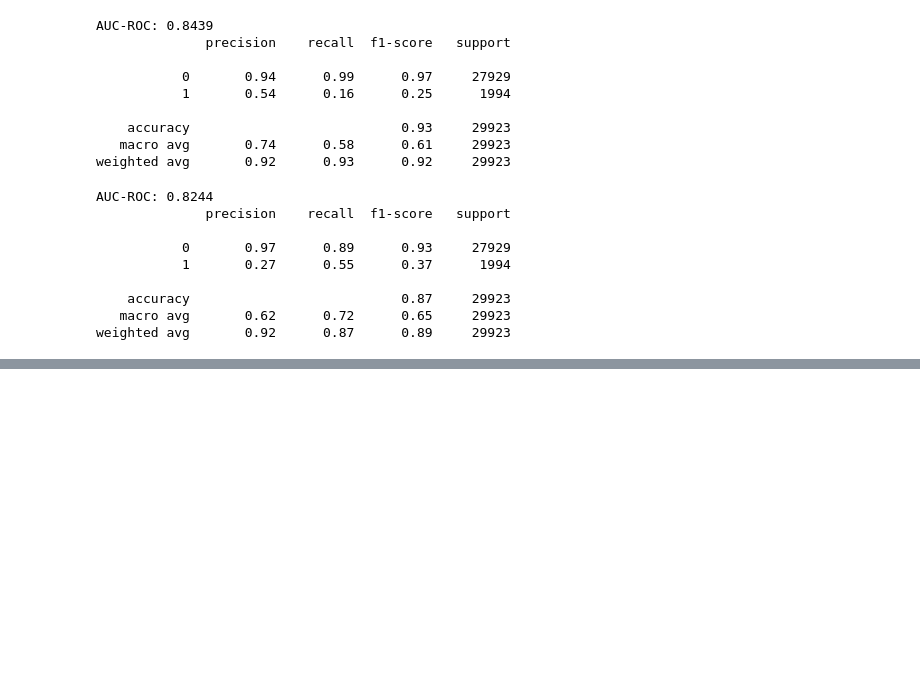
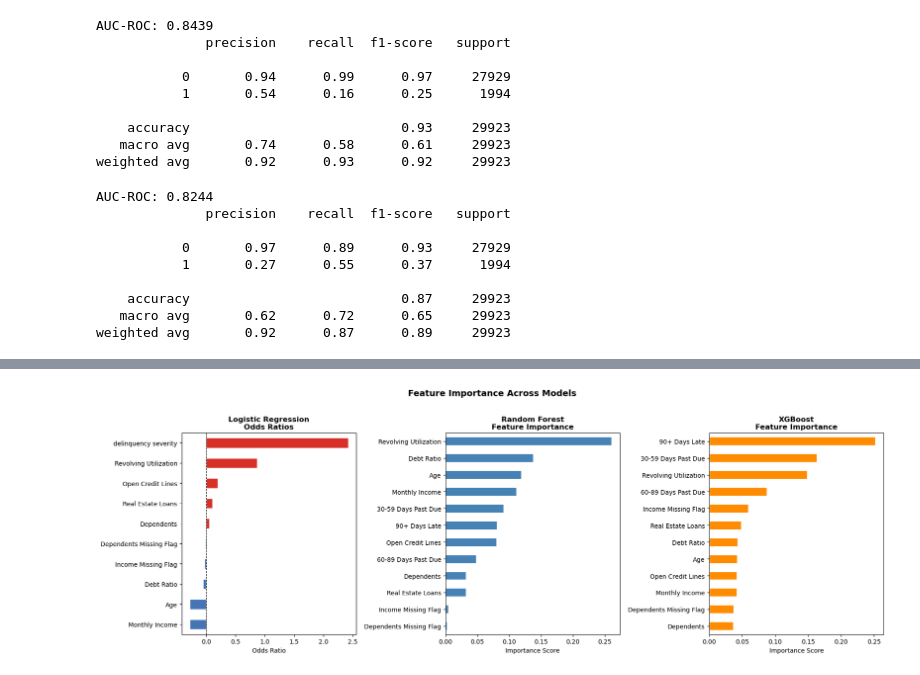
Before and after one commit to CesarAguirre9/Credit_Default_Classifier, a Jupyter notebook: credit_default_classifier.ipynb, the cells around one changed output, grey strips where cells are left out. Cells and saved outputs as stored; diff of their text form; code cells hidden in the pictures; blank space fills up the shorter version.

```diff
--- a/credit_default_classifier.ipynb
+++ b/credit_default_classifier.ipynb
@@ -308,13 +338,13 @@ Test default rate: 6.66%
 pipeline = Pipeline([
     ('scaler', StandardScaler()),
     ('model', LogisticRegression(class_weight= 'balanced', max_iter = 1000,
-                                 random_state = 42))
+                                 random_state = 42, C = 0.1))
 ])
 
-pipeline.fit(X_train, y_train)
+pipeline.fit(X_train_lr, y_train)
 
 # Let's use the AUC-ROC score to evaluate our model
-y_proba = pipeline.predict_proba(X_test)[:, 1]
+y_proba = pipeline.predict_proba(X_test_lr)[:, 1]
 print(f"AUC-ROC: {roc_auc_score(y_test, y_proba):.4f}")
-print(classification_report(y_test, pipeline.predict(X_test)))
+print(classification_report(y_test, pipeline.predict(X_test_lr)))
 # %% [output]
@@ -367,10 +397,10 @@ rf = RandomForestClassifier(
     n_jobs = -1,
     )
 
-rf.fit(X_train, y_train)
-y_proba_rf = rf.predict_proba(X_test)[:, 1]
+rf.fit(X_train_tree, y_train)
+y_proba_rf = rf.predict_proba(X_test_tree)[:, 1]
 print(f"AUC-ROC: {roc_auc_score(y_test, y_proba_rf):.4f}")
-print(classification_report(y_test, rf.predict(X_test)))
+print(classification_report(y_test, rf.predict(X_test_tree)))
 # %% [output]
 AUC-ROC: 0.8439
               precision    recall  f1-score   support
@@ -393,10 +423,10 @@ xgb = XGBClassifier(
     scale_pos_weight = scale,
 )
 
-xgb.fit(X_train, y_train)
-y_proba_xgb = xgb.predict_proba(X_test)[:, 1]
+xgb.fit(X_train_tree, y_train)
+y_proba_xgb = xgb.predict_proba(X_test_tree)[:, 1]
 print(f"AUC-ROC: {roc_auc_score(y_test, y_proba_xgb):.4f}")
-print(classification_report(y_test, xgb.predict(X_test)))
+print(classification_report(y_test, xgb.predict(X_test_tree)))
 # %% [output]
 AUC-ROC: 0.8244
               precision    recall  f1-score   support
@@ -441,0 +476,57 @@ plt.show()
+# %%
+# Shorter readable labels for the long feature names
+feature_labels = {
+    'RevolvingUtilizationOfUnsecuredLines': 'Revolving Utilization',
+    'age':                                  'Age',
+    'NumberOfTime30-59DaysPastDueNotWorse': '30-59 Days Past Due',
+    'DebtRatio':                            'Debt Ratio',
+    'MonthlyIncome':                        'Monthly Income',
+    'NumberOfOpenCreditLinesAndLoans':      'Open Credit Lines',
+    'NumberOfTimes90DaysLate':              '90+ Days Late',
+    'NumberRealEstateLoansOrLines':         'Real Estate Loans',
+    'NumberOfTime60-89DaysPastDueNotWorse': '60-89 Days Past Due',
+    'NumberOfDependents':                   'Dependents',
+    'MonthlyIncome_missing':                'Income Missing Flag',
+    'NumberOfDependents_missing':           'Dependents Missing Flag',
+    # Adding delinquency severity for the LR model
+    'delinquency_severity':                 'delinquency severity'
+}
+
+# feature_names_lr = X_train_lr.columns.tolist()
+labels_lr = [feature_labels[f] for f in X_train_lr.columns]
+
+# feature_names_tree = X_train_tree.columns.tolist()
+labels_tree = [feature_labels[f] for f in X_train_tree.columns]
+
+
+fig, axes = plt.subplots(1, 3, figsize=(18, 6))
+
+# Logistic Regression: coefficients
+# Coefficients are on a comparable scale as they were standardized
+# Above 1 = raises default probability; Below 1 = lowers it.
+lr_model   = pipeline.named_steps['model']
+lr_coefs   = pd.Series(lr_model.coef_[0], index=labels_lr).sort_values()
+bar_colors = ['#d73027' if c > 0 else "#4575b4" for c in lr_coefs]
+
+lr_coefs.plot(kind='barh', ax=axes[0], color=bar_colors, edgecolor='white')
+axes[0].axvline(0, color='black', linewidth=0.9, linestyle='--')  # reference line moves to 1
+axes[0].set_title('Logistic Regression\nOdds Ratios', fontsize=12, fontweight='bold')
+axes[0].set_xlabel('Odds Ratio', fontsize=10)
+
+# Random Forest: impurity-based importance
+rf_imp = pd.Series(rf.feature_importances_, index=labels_tree).sort_values()
+rf_imp.plot(kind='barh', ax=axes[1], color='steelblue', edgecolor='white')
+axes[1].set_title('Random Forest\nFeature Importance', fontsize=12, fontweight='bold')
+axes[1].set_xlabel('Importance Score', fontsize=10)
+
+# XGBoost: impurity-based importance
+xgb_imp = pd.Series(xgb.feature_importances_, index=labels_tree).sort_values()
+xgb_imp.plot(kind='barh', ax=axes[2], color='darkorange', edgecolor='white')
+axes[2].set_title('XGBoost\nFeature Importance', fontsize=12, fontweight='bold')
+axes[2].set_xlabel('Importance Score', fontsize=10)
+
+plt.suptitle('Feature Importance Across Models', fontsize=14, fontweight='bold', y=1.02)
+plt.tight_layout()
+plt.show()
+# %% [output]
+[figure, added]
```
Also changed, not shown: parts of 17 cells of this notebook, 1 other file.
